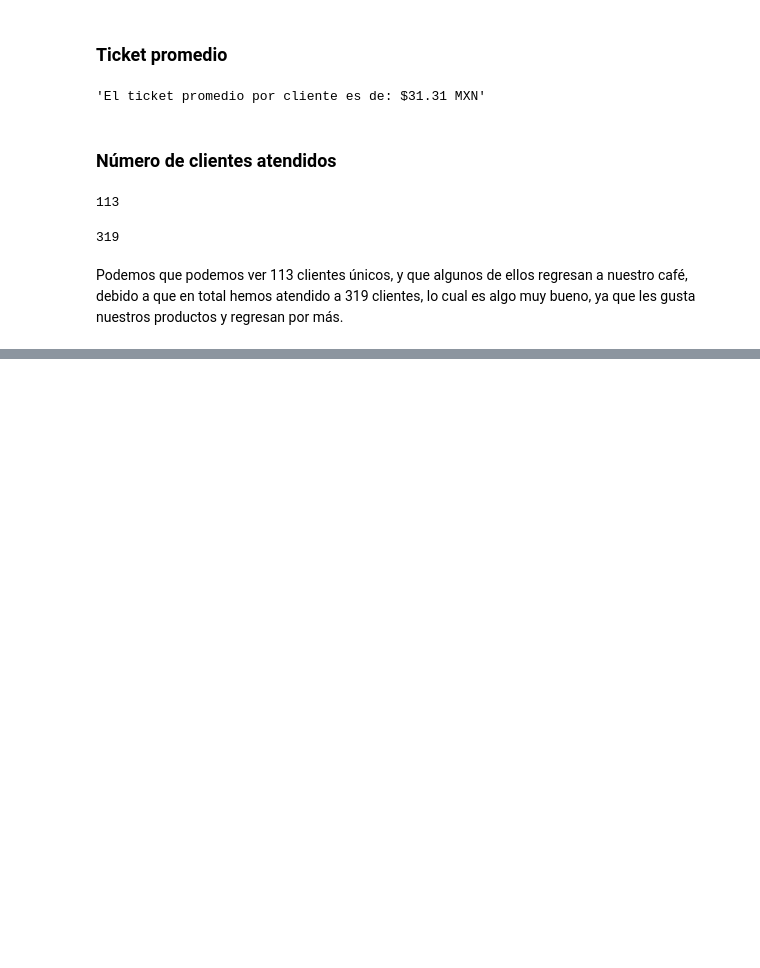
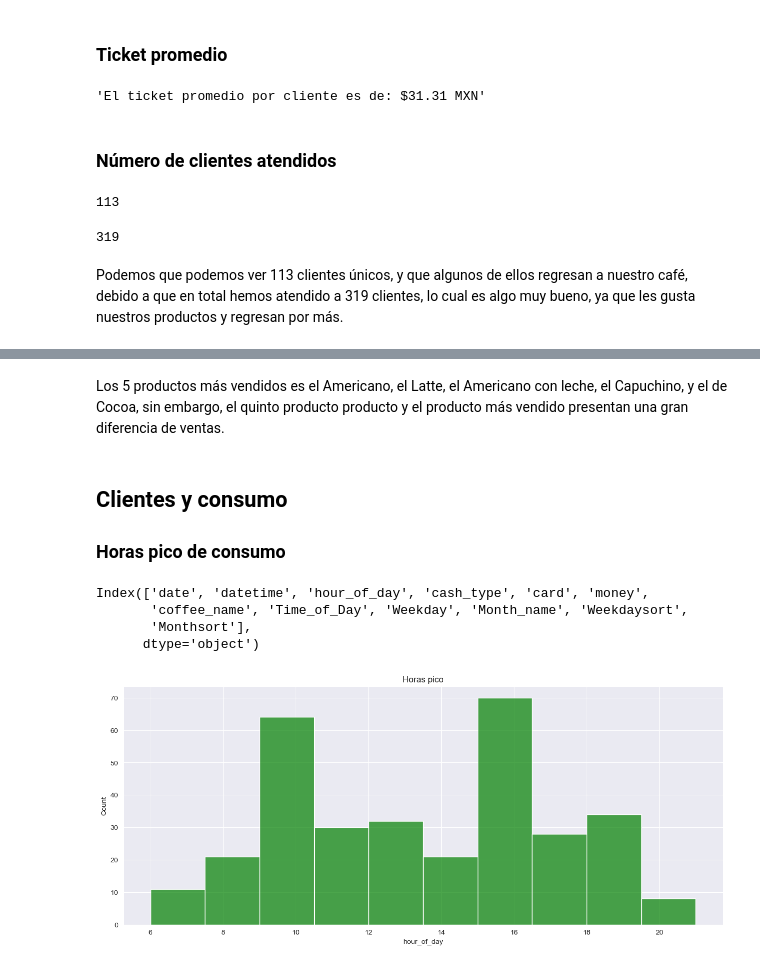
Before and after one commit to leon-mtz07/Cafe-Bruma, a Jupyter notebook: Monthly_Analysis.ipynb, the cells around one changed output, grey strips where cells are left out. Cells and saved outputs as stored; diff of their text form; code cells hidden in the pictures; blank space fills up the shorter version.

```diff
--- a/Monthly_Analysis.ipynb
+++ b/Monthly_Analysis.ipynb
@@ -215,0 +228,26 @@ Podemos que podemos ver 113 clientes únicos, y que algunos de ellos regresan a
+# %% [markdown]
+Los 5 productos más vendidos es el Americano, el Latte, el Americano con leche, el Capuchino, y el de Cocoa, sin embargo, el quinto producto producto y el producto más vendido presentan una gran diferencia de ventas.
+# %% [markdown]
+## **Clientes y consumo**
+
+### Horas pico de consumo
+# %%
+df_LM.columns
+# %% [output]
+Index(['date', 'datetime', 'hour_of_day', 'cash_type', 'card', 'money',
+       'coffee_name', 'Time_of_Day', 'Weekday', 'Month_name', 'Weekdaysort',
+       'Monthsort'],
+      dtype='object')
+# %%
+# Calculando los bins
+# Regla de Sturges
+n = len(df_LM)
+bins = int(np.ceil(np.log2(n) + 1))
+
+# Gráfico
+plt.figure(figsize = (15, 6))
+plt.title("Horas pico")
+sns.histplot(data=df_LM, x='hour_of_day', bins=bins,color='green', alpha=0.7)
+plt.show()
+# %% [output]
+[figure, added]
```
Also changed, not shown: parts of 3 cells of this notebook.
